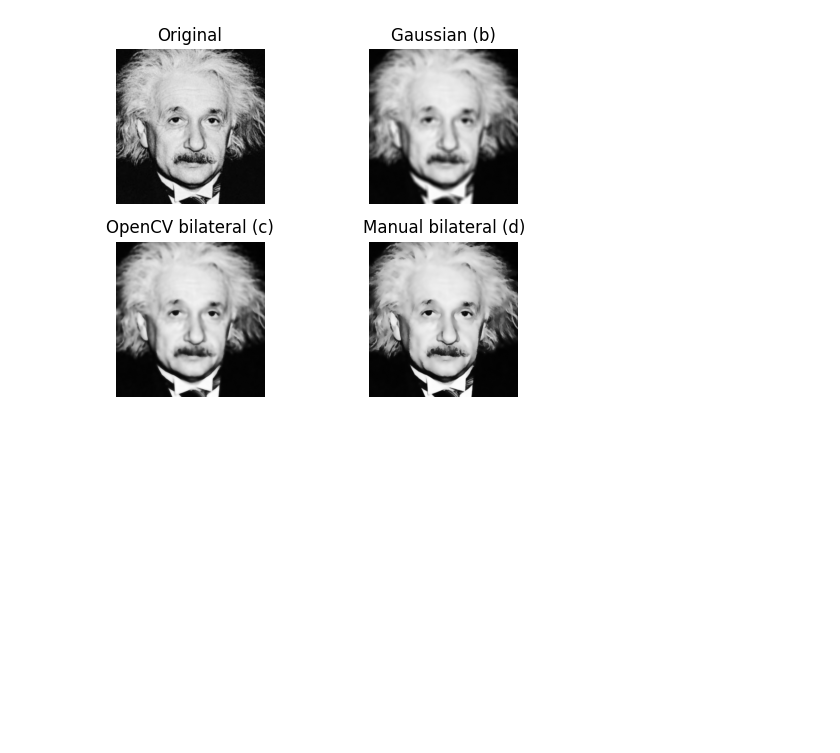
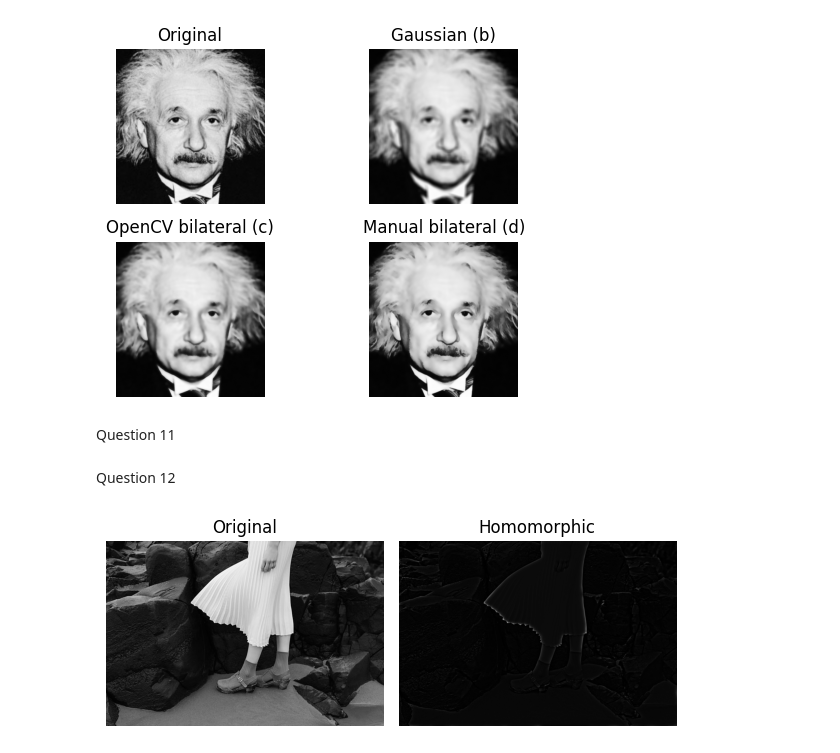
Before and after one commit to Bavitharan/computer-vision-assignment1, a Jupyter notebook: Assignment1.ipynb, the cells around one changed output. Saved outputs shown, nothing was run; the diff lists cells and outputs as text; code cells hidden in the pictures; blank space fills up the shorter version.

```diff
--- a/Assignment1.ipynb
+++ b/Assignment1.ipynb
@@ -415,3 +416,35 @@ plt.axis('off')
 plt.tight_layout()
 # %% [output]
 [figure]
+# %% [markdown]
+Question 11
+# %% [markdown]
+Question 12
+# %%
+img = cv2.imread('images/highlights_and_shadows.jpg', 0).astype(np.float64)
+
+eps = 1.0
+L = np.log(img + eps)
+
+F = np.fft.fftshift(np.fft.fft2(L))
+
+rows, cols = img.shape
+crow, ccol = rows // 2, cols // 2
+u = np.arange(rows).reshape(-1, 1) - crow
+v = np.arange(cols).reshape(1, -1) - ccol
+D2 = u**2 + v**2
+
+gammaL, gammaH, c, D0 = 0.4, 1.8, 1.0, 30
+H = (gammaH - gammaL) * (1 - np.exp(-c * D2 / (D0**2))) + gammaL
+
+G = H * F
+Lp = np.real(np.fft.ifft2(np.fft.ifftshift(G)))
+
+out = np.exp(Lp) - eps
+out = cv2.normalize(out, None, 0, 255, cv2.NORM_MINMAX).astype(np.uint8)
+
+plt.subplot(1,2,1); plt.imshow(img, cmap='gray'); plt.title("Original"); plt.axis('off')
+plt.subplot(1,2,2); plt.imshow(out, cmap='gray'); plt.title("Homomorphic"); plt.axis('off')
+plt.tight_layout()
+# %% [output]
+[figure, added]
```
Also changed, not shown: parts of 2 cells of this notebook.
